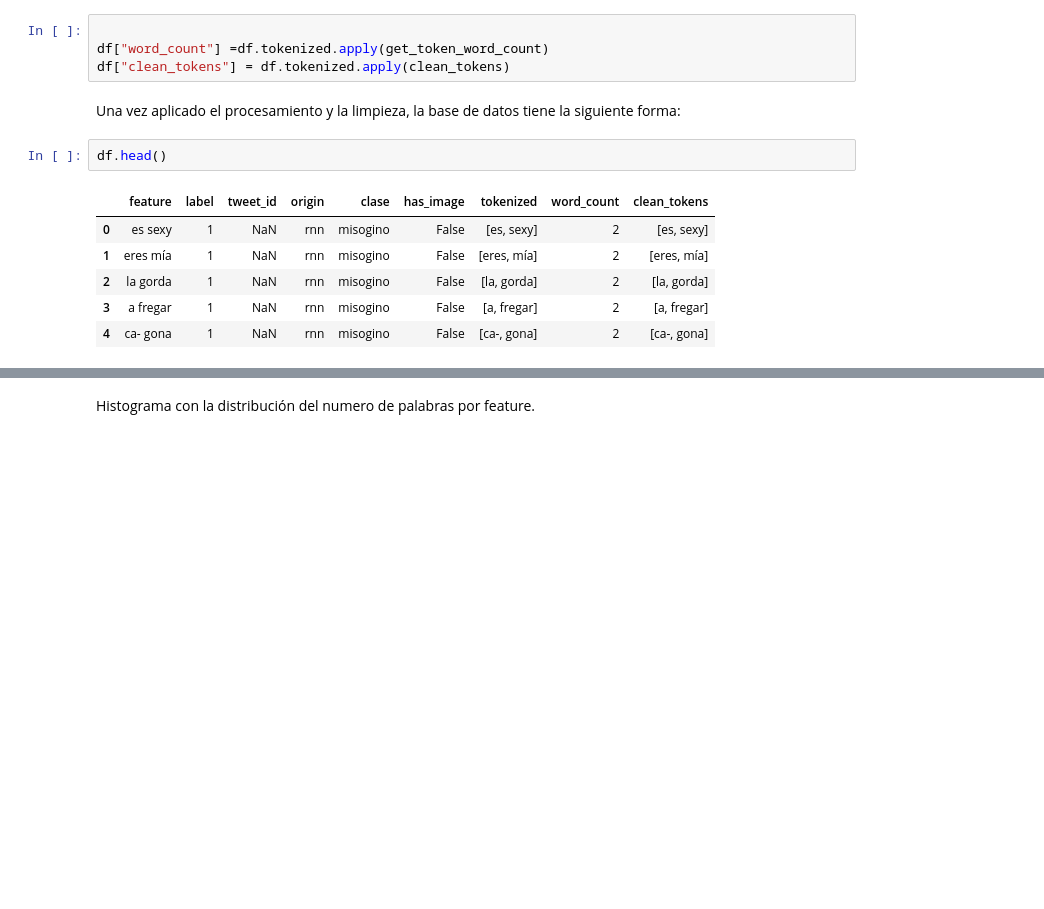
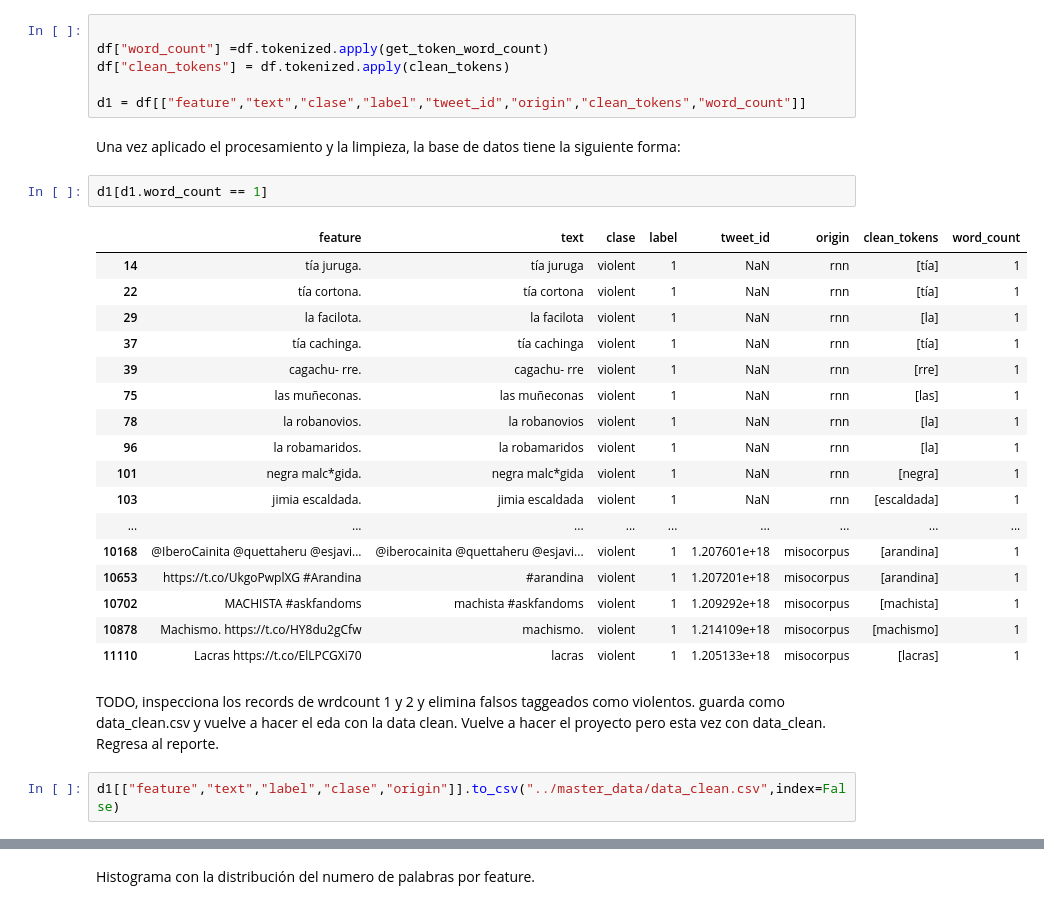
Before and after one commit to PacoBahena/hate_detection, a Jupyter notebook: ia_hate/eda/eda.ipynb, the cells around one changed output, grey strips where cells are left out. Saved outputs shown, nothing was run; the diff lists cells and outputs as text; blank space fills up the shorter version.

```diff
--- a/ia_hate/eda/eda.ipynb
+++ b/ia_hate/eda/eda.ipynb
@@ -122,15 +150,34 @@ La limpieza de los tokens comprende:
 
 df["word_count"] =df.tokenized.apply(get_token_word_count)
 df["clean_tokens"] = df.tokenized.apply(clean_tokens)
+
+d1 = df[["feature","text","clase","label","tweet_id","origin","clean_tokens","word_count"]]
 # %% [markdown]
 Una vez aplicado el procesamiento y la limpieza, la base de datos tiene la siguiente forma:
+# %%
+d1[d1.word_count == 1]
+# %% [output]
+|  | feature | text | clase | label | tweet_id | origin | clean_tokens | word_count |
+| 14 | tía juruga. | tía juruga | violent | 1 | NaN | rnn | [tía] | 1 |
+| 22 | tía cortona. | tía cortona | violent | 1 | NaN | rnn | [tía] | 1 |
+| 29 | la facilota. | la facilota | violent | 1 | NaN | rnn | [la] | 1 |
+| 37 | tía cachinga. | tía cachinga | violent | 1 | NaN | rnn | [tía] | 1 |
+| 39 | cagachu- rre. | cagachu- rre | violent | 1 | NaN | rnn | [rre] | 1 |
+| 75 | las muñeconas. | las muñeconas | violent | 1 | NaN | rnn | [las] | 1 |
+| 78 | la robanovios. | la robanovios | violent | 1 | NaN | rnn | [la] | 1 |
+| 96 | la robamaridos. | la robamaridos | violent | 1 | NaN | rnn | [la] | 1 |
+| 101 | negra malc*gida. | negra malc*gida | violent | 1 | NaN | rnn | [negra] | 1 |
+| 103 | jimia escaldada. | jimia escaldada | violent | 1 | NaN | rnn | [escaldada] | 1 |
+| ... | ... | ... | ... | ... | ... | ... | ... | ... |
+| 10168 | @IberoCainita @quettaheru @esjavi... | @iberocainita @quettaheru @esjavi... | violent | 1 | 1.207601e+18 | misocorpus | [arandina] | 1 |
+| 10653 | https://t.co/UkgoPwplXG #Arandina | #arandina | violent | 1 | 1.207201e+18 | misocorpus | [arandina] | 1 |
+| 10702 | MACHISTA #askfandoms | machista #askfandoms | violent | 1 | 1.209292e+18 | misocorpus | [machista] | 1 |
+| 10878 | Machismo. https://t.co/HY8du2gCfw | machismo. | violent | 1 | 1.214109e+18 | misocorpus | [machismo] | 1 |
+| 11110 | Lacras https://t.co/ElLPCGXi70 | lacras | violent | 1 | 1.205133e+18 | misocorpus | [lacras] | 1 |
+# %% [markdown]
+TODO, inspecciona los records de wrdcount 1 y 2 y elimina falsos taggeados como violentos.
+guarda como data_clean.csv y vuelve a hacer el eda con la data clean.
+Vuelve a hacer el proyecto pero esta vez con data_clean. Regresa al reporte.
 # %%
-df.head()
+d1[["feature","text","label","clase","origin"]].to_csv("../master_data/data_clean.csv",index=False)
-# %% [output]
-|  | feature | label | tweet_id | origin | clase | has_image | tokenized | word_count | clean_tokens |
-| 0 | es sexy | 1 | NaN | rnn | misogino | False | [es, sexy] | 2 | [es, sexy] |
-| 1 | eres mía | 1 | NaN | rnn | misogino | False | [eres, mía] | 2 | [eres, mía] |
-| 2 | la gorda | 1 | NaN | rnn | misogino | False | [la, gorda] | 2 | [la, gorda] |
-| 3 | a fregar | 1 | NaN | rnn | misogino | False | [a, fregar] | 2 | [a, fregar] |
-| 4 | ca- gona | 1 | NaN | rnn | misogino | False | [ca-, gona] | 2 | [ca-, gona] |
 # %%
```
Also changed, not shown: parts of 16 cells of this notebook, 2 other files.
